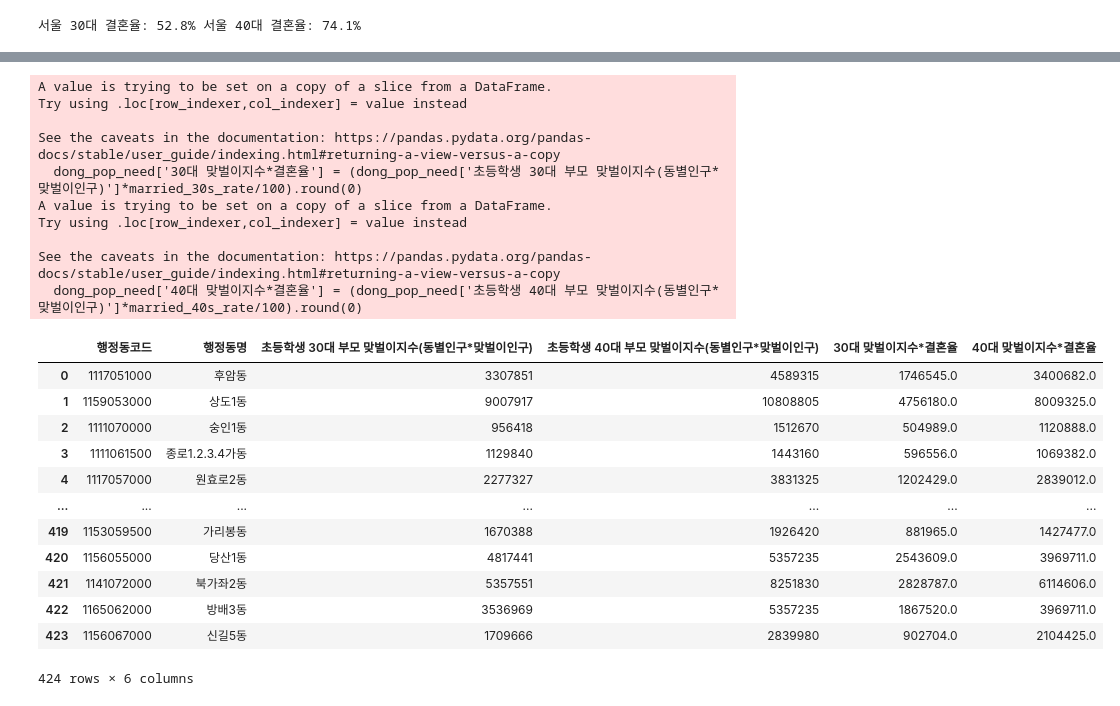
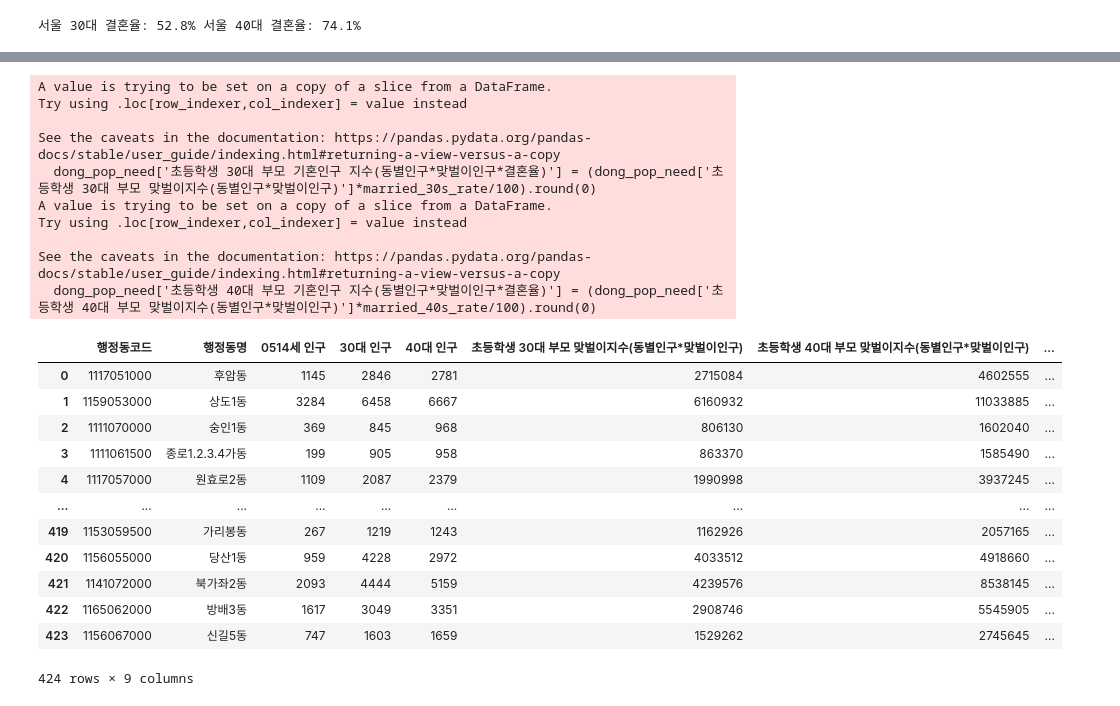
Before and after one commit to gyuholee94/seoul_contest, a Jupyter notebook: 규호_맞벌이가정추측.ipynb, the cells around one changed output, grey strips where cells are left out. Cells and saved outputs as stored; diff of their text form; code cells hidden in the pictures.

Commit message:
행정동별 맞벌이가정 초등학생 수

```diff
--- a/규호_맞벌이가정추측.ipynb
+++ b/규호_맞벌이가정추측.ipynb
@@ -577,0 +618,4 @@ dong_pop
+# %%
+dong_pop['0514세 인구'] = dong_pop['0509세_(남)'] + dong_pop['0509세_(여)'] + dong_pop['1014세_(남)']+dong_pop['1014세_(여)']
+dong_pop['30대 인구'] = dong_pop['3034세_(남)'] + dong_pop['3034세_(여)'] + dong_pop['3539세_(남)'] + dong_pop['3539세_(여)']
+dong_pop['40대 인구'] = dong_pop['4044세_(남)'] + dong_pop['4044세_(여)'] + dong_pop['4549세_(남)'] + dong_pop['4549세_(여)']
@@ -577,0 +641,3 @@ dong_pop
+# %%
+dong_pop_need = dong_pop[['행정동코드','행정동명','0514세 인구','30대 인구','40대 인구']]
+dong_pop_need
@@ -671,0 +690,9 @@ married
+# %%
+#맞벌이 가구수
+both_30s = both_rate_df.iloc[2,2]
+both_40s = both_rate_df.iloc[3,2]
+
+#연령별 인구
+dong_pop_need['초등학생 30대 부모 맞벌이지수(동별인구*맞벌이인구)']=dong_pop_need['30대 인구'] * both_30s
+dong_pop_need['초등학생 40대 부모 맞벌이지수(동별인구*맞벌이인구)']=dong_pop_need['40대 인구'] * both_40s
+dong_pop_need
@@ -743,6 +794,3 @@ married_40s_rate = (married_40s['내국인-배우자있음'].sum()/married_40s['
 print('서울 30대 결혼율: {}%'.format(married_30s_rate), '서울 40대 결혼율: {}%'.format(married_40s_rate))
 # %% [output]
 서울 30대 결혼율: 52.8% 서울 40대 결혼율: 74.1%
-# %%
-dong_pop_need = dong_pop[['행정동코드','행정동명','초등학생 30대 부모 맞벌이지수(동별인구*맞벌이인구)','초등학생 40대 부모 맞벌이지수(동별인구*맞벌이인구)']]
-dong_pop_need
@@ -763,28 +813,29 @@ dong_pop_need
 # %%
-dong_pop_need['30대 맞벌이지수*결혼율'] = (dong_pop_need['초등학생 30대 부모 맞벌이지수(동별인구*맞벌이인구)']*married_30s_rate/100).round(0)
-dong_pop_need['40대 맞벌이지수*결혼율'] = (dong_pop_need['초등학생 40대 부모 맞벌이지수(동별인구*맞벌이인구)']*married_40s_rate/100).round(0)
+### 1번 행정동 내 맞벌이 중인 30대 기혼 인구반영지수 완성
+dong_pop_need['초등학생 30대 부모 기혼인구 지수(동별인구*맞벌이인구*결혼율)'] = (dong_pop_need['초등학생 30대 부모 맞벌이지수(동별인구*맞벌이인구)']*married_30s_rate/100).round(0)
+dong_pop_need['초등학생 40대 부모 기혼인구 지수(동별인구*맞벌이인구*결혼율)'] = (dong_pop_need['초등학생 40대 부모 맞벌이지수(동별인구*맞벌이인구)']*married_40s_rate/100).round(0)
 dong_pop_need
 # %% [output]
 A value is trying to be set on a copy of a slice from a DataFrame.
 Try using .loc[row_indexer,col_indexer] = value instead
 
 See the caveats in the documentation: https://pandas.pydata.org/pandas-docs/stable/user_guide/indexing.html#returning-a-view-versus-a-copy
-  dong_pop_need['30대 맞벌이지수*결혼율'] = (dong_pop_need['초등학생 30대 부모 맞벌이지수(동별인구*맞벌이인구)']*married_30s_rate/100).round(0)
+  dong_pop_need['초등학생 30대 부모 기혼인구 지수(동별인구*맞벌이인구*결혼율)'] = (dong_pop_need['초등학생 30대 부모 맞벌이지수(동별인구*맞벌이인구)']*married_30s_rate/100).round(0)
 A value is trying to be set on a copy of a slice from a DataFrame.
 Try using .loc[row_indexer,col_indexer] = value instead
 
 See the caveats in the documentation: https://pandas.pydata.org/pandas-docs/stable/user_guide/indexing.html#returning-a-view-versus-a-copy
-  dong_pop_need['40대 맞벌이지수*결혼율'] = (dong_pop_need['초등학생 40대 부모 맞벌이지수(동별인구*맞벌이인구)']*married_40s_rate/100).round(0)
+  dong_pop_need['초등학생 40대 부모 기혼인구 지수(동별인구*맞벌이인구*결혼율)'] = (dong_pop_need['초등학생 40대 부모 맞벌이지수(동별인구*맞벌이인구)']*married_40s_rate/100).round(0)
-|  | 행정동코드 | 행정동명 | 초등학생 30대 부모 맞벌이지수(동별인구*맞벌이인구) | 초등학생 40대 부모 맞벌이지수(동별인구*맞벌이인구) | 30대 맞벌이지수*결혼율 | 40대 맞벌이지수*결혼율 |
-| 0 | 1117051000 | 후암동 | 3307851 | 4589315 | 1746545.0 | 3400682.0 |
-| 1 | 1159053000 | 상도1동 | 9007917 | 10808805 | 4756180.0 | 8009325.0 |
-| 2 | 1111070000 | 숭인1동 | 956418 | 1512670 | 504989.0 | 1120888.0 |
-| 3 | 1111061500 | 종로1.2.3.4가동 | 1129840 | 1443160 | 596556.0 | 1069382.0 |
-| 4 | 1117057000 | 원효로2동 | 2277327 | 3831325 | 1202429.0 | 2839012.0 |
-| ... | ... | ... | ... | ... | ... | ... |
-| 419 | 1153059500 | 가리봉동 | 1670388 | 1926420 | 881965.0 | 1427477.0 |
-| 420 | 1156055000 | 당산1동 | 4817441 | 5357235 | 2543609.0 | 3969711.0 |
-| 421 | 1141072000 | 북가좌2동 | 5357551 | 8251830 | 2828787.0 | 6114606.0 |
-| 422 | 1165062000 | 방배3동 | 3536969 | 5357235 | 1867520.0 | 3969711.0 |
-| 423 | 1156067000 | 신길5동 | 1709666 | 2839980 | 902704.0 | 2104425.0 |
+|  | 행정동코드 | 행정동명 | 0514세 인구 | 30대 인구 | 40대 인구 | 초등학생 30대 부모 맞벌이지수(동별인구*맞벌이인구) | 초등학생 40대 부모 맞벌이지수(동별인구*맞벌이인구) | ... |
+| 0 | 1117051000 | 후암동 | 1145 | 2846 | 2781 | 2715084 | 4602555 | ... |
+| 1 | 1159053000 | 상도1동 | 3284 | 6458 | 6667 | 6160932 | 11033885 | ... |
+| 2 | 1111070000 | 숭인1동 | 369 | 845 | 968 | 806130 | 1602040 | ... |
+| 3 | 1111061500 | 종로1.2.3.4가동 | 199 | 905 | 958 | 863370 | 1585490 | ... |
+| 4 | 1117057000 | 원효로2동 | 1109 | 2087 | 2379 | 1990998 | 3937245 | ... |
+| ... | ... | ... | ... | ... | ... | ... | ... | ... |
+| 419 | 1153059500 | 가리봉동 | 267 | 1219 | 1243 | 1162926 | 2057165 | ... |
+| 420 | 1156055000 | 당산1동 | 959 | 4228 | 2972 | 4033512 | 4918660 | ... |
+| 421 | 1141072000 | 북가좌2동 | 2093 | 4444 | 5159 | 4239576 | 8538145 | ... |
+| 422 | 1165062000 | 방배3동 | 1617 | 3049 | 3351 | 2908746 | 5545905 | ... |
+| 423 | 1156067000 | 신길5동 | 747 | 1603 | 1659 | 1529262 | 2745645 | ... |
-424 rows × 6 columns
+424 rows × 9 columns
```
Also changed, not shown: parts of 38 cells of this notebook, 2 other files.
